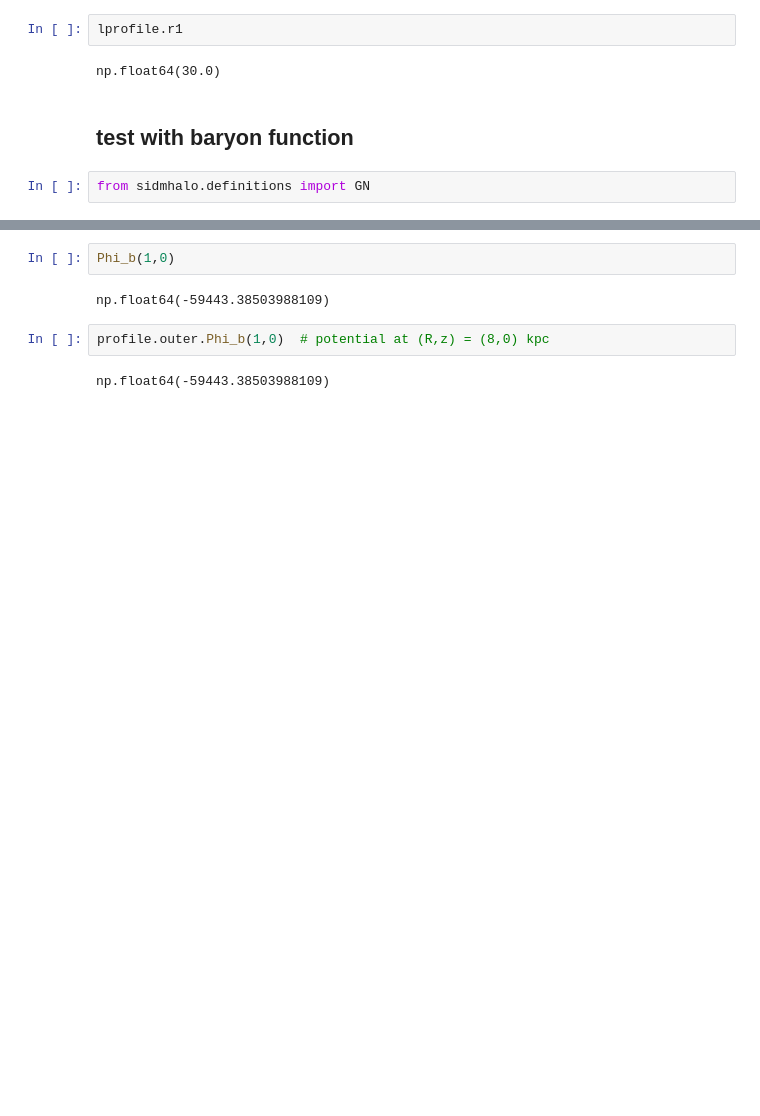
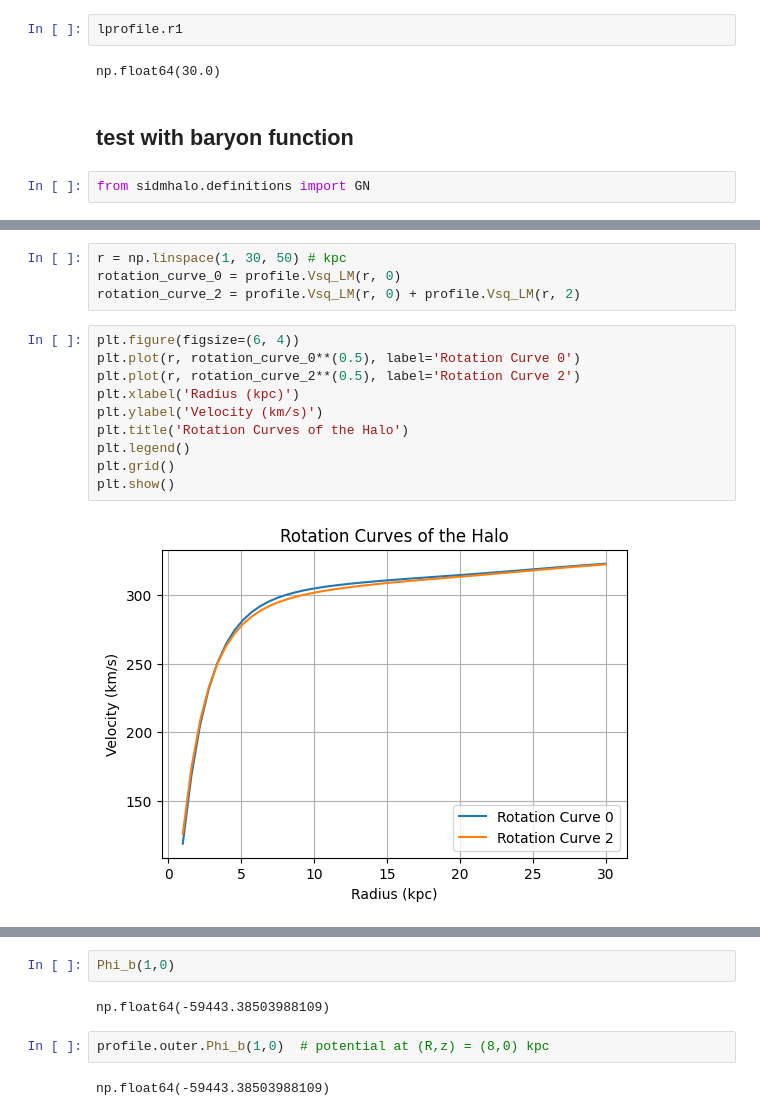
Before and after one commit to AdamSmithOrlik/nonspherical-sidm-jeans-model, a Jupyter notebook: examples/dev.ipynb, the cells around one changed output, grey strips where cells are left out. Saved outputs shown, nothing was run; the diff lists cells and outputs as text; blank space fills up the shorter version.

```diff
--- a/examples/dev.ipynb
+++ b/examples/dev.ipynb
@@ -68,0 +106,16 @@ Profile generated successfully
+# %%
+r = np.linspace(1, 30, 50) # kpc
+rotation_curve_0 = profile.Vsq_LM(r, 0)
+rotation_curve_2 = profile.Vsq_LM(r, 0) + profile.Vsq_LM(r, 2)
+# %%
+plt.figure(figsize=(6, 4))
+plt.plot(r, rotation_curve_0**(0.5), label='Rotation Curve 0')
+plt.plot(r, rotation_curve_2**(0.5), label='Rotation Curve 2')
+plt.xlabel('Radius (kpc)')
+plt.ylabel('Velocity (km/s)')
+plt.title('Rotation Curves of the Halo')
+plt.legend()
+plt.grid()
+plt.show()
+# %% [output]
+[figure, added]
```
Also changed, not shown: parts of 6 cells of this notebook, 3 other files.
